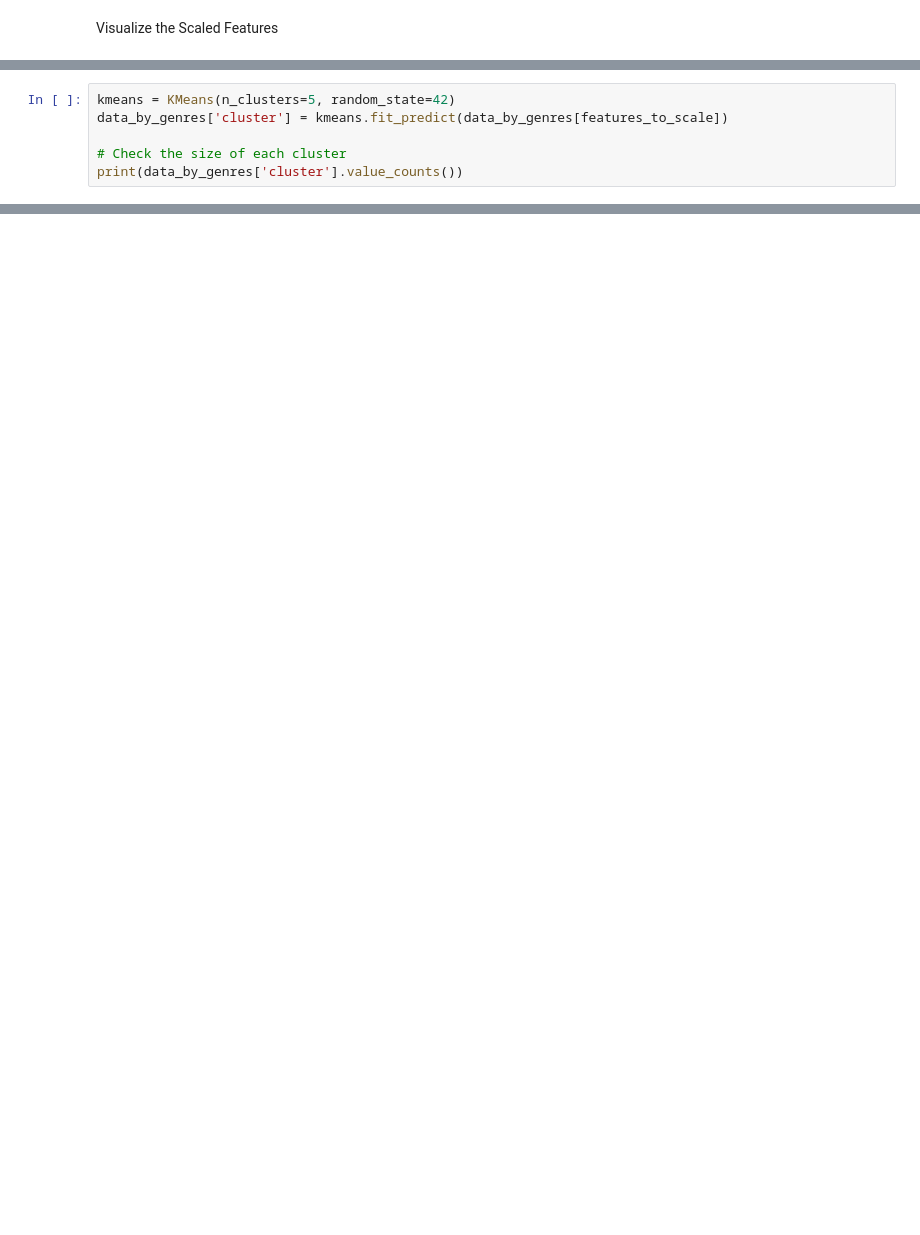
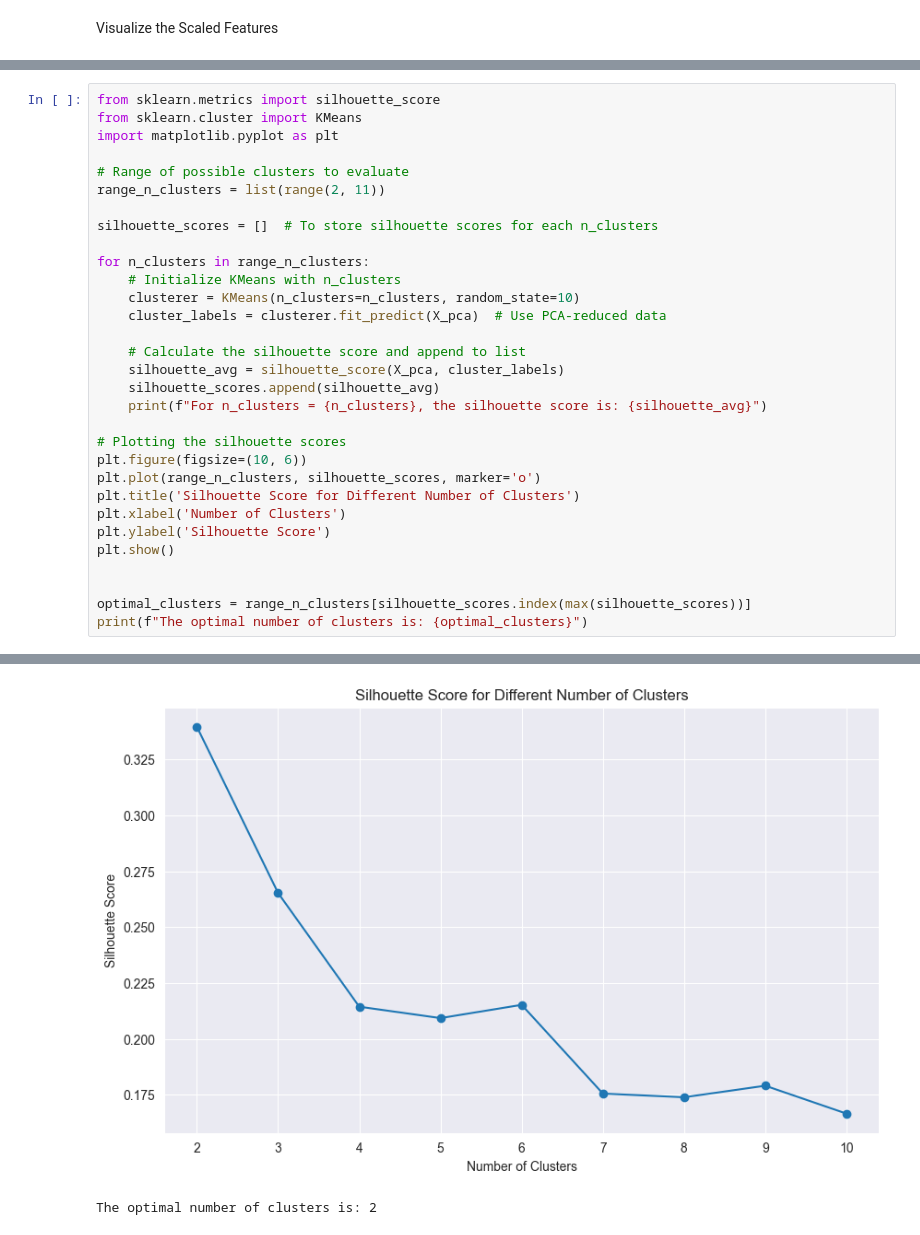
Before and after one commit to MaidenTaief/MUSIC-REC, a Jupyter notebook: Cluster/data_by_genres.ipynb, the cells around one changed output, grey strips where cells are left out. Drawn from its saved outputs; the diff is of its cells as text; blank space fills up the shorter version.

```diff
--- a/Cluster/data_by_genres.ipynb
+++ b/Cluster/data_by_genres.ipynb
@@ -191,7 +311,32 @@ plt.show()
 # %%
-kmeans = KMeans(n_clusters=5, random_state=42)
-data_by_genres['cluster'] = kmeans.fit_predict(data_by_genres[features_to_scale])
+from sklearn.metrics import silhouette_score
+from sklearn.cluster import KMeans
+import matplotlib.pyplot as plt
 
-# Check the size of each cluster
-print(data_by_genres['cluster'].value_counts())
+# Range of possible clusters to evaluate
+range_n_clusters = list(range(2, 11))
+
+silhouette_scores = []  # To store silhouette scores for each n_clusters
+
+for n_clusters in range_n_clusters:
+    # Initialize KMeans with n_clusters
+    clusterer = KMeans(n_clusters=n_clusters, random_state=10)
+    cluster_labels = clusterer.fit_predict(X_pca)  # Use PCA-reduced data
+
+    # Calculate the silhouette score and append to list
+    silhouette_avg = silhouette_score(X_pca, cluster_labels)
+    silhouette_scores.append(silhouette_avg)
+    print(f"For n_clusters = {n_clusters}, the silhouette score is: {silhouette_avg}")
+
+# Plotting the silhouette scores
+plt.figure(figsize=(10, 6))
+plt.plot(range_n_clusters, silhouette_scores, marker='o')
+plt.title('Silhouette Score for Different Number of Clusters')
+plt.xlabel('Number of Clusters')
+plt.ylabel('Silhouette Score')
+plt.show()
+
+
+optimal_clusters = range_n_clusters[silhouette_scores.index(max(silhouette_scores))]
+print(f"The optimal number of clusters is: {optimal_clusters}")
 # %% [output]
@@ -205 +352,3 @@ Name: count, dtype: int64
+[figure, added]
+The optimal number of clusters is: 2
 # %%
```
Also changed, not shown: parts of 23 cells of this notebook, 1 other file.
